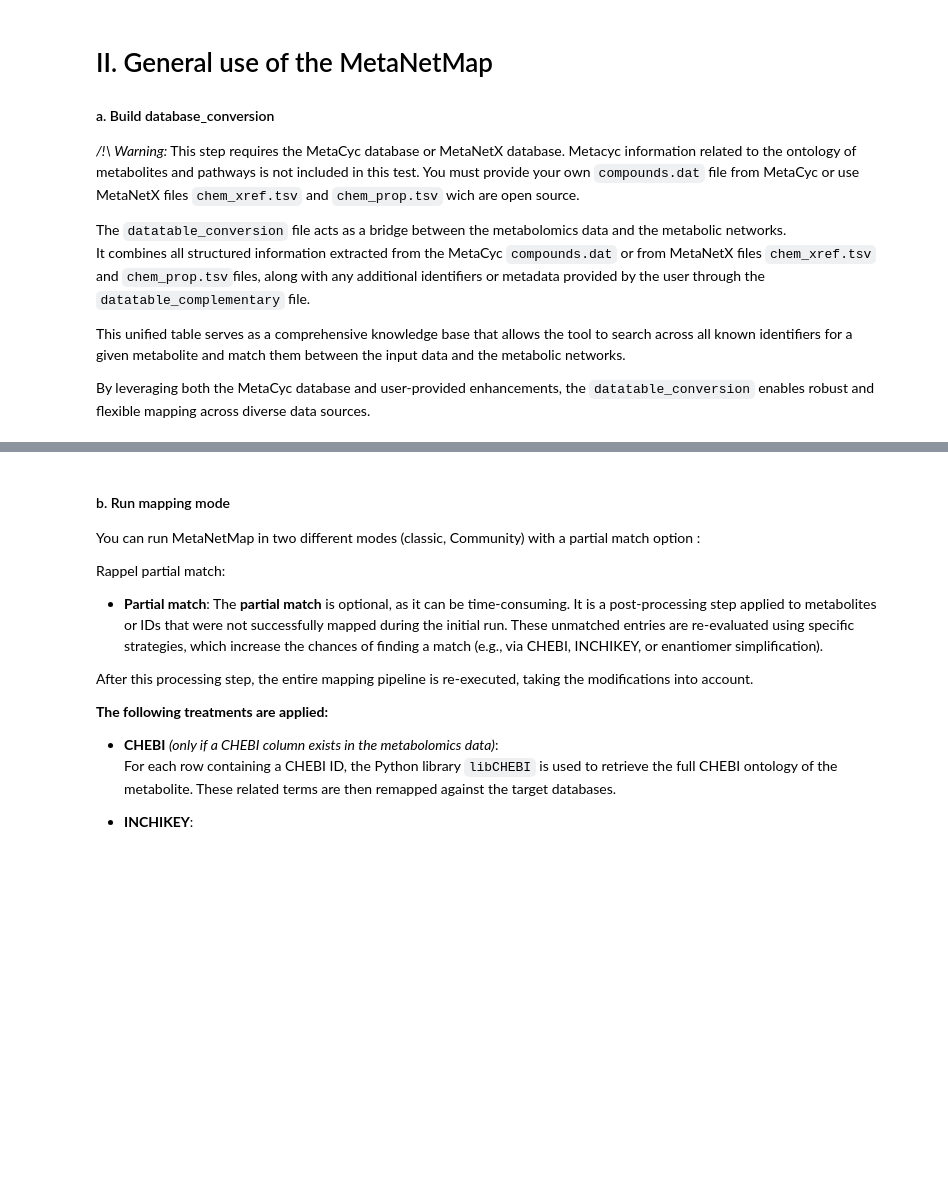
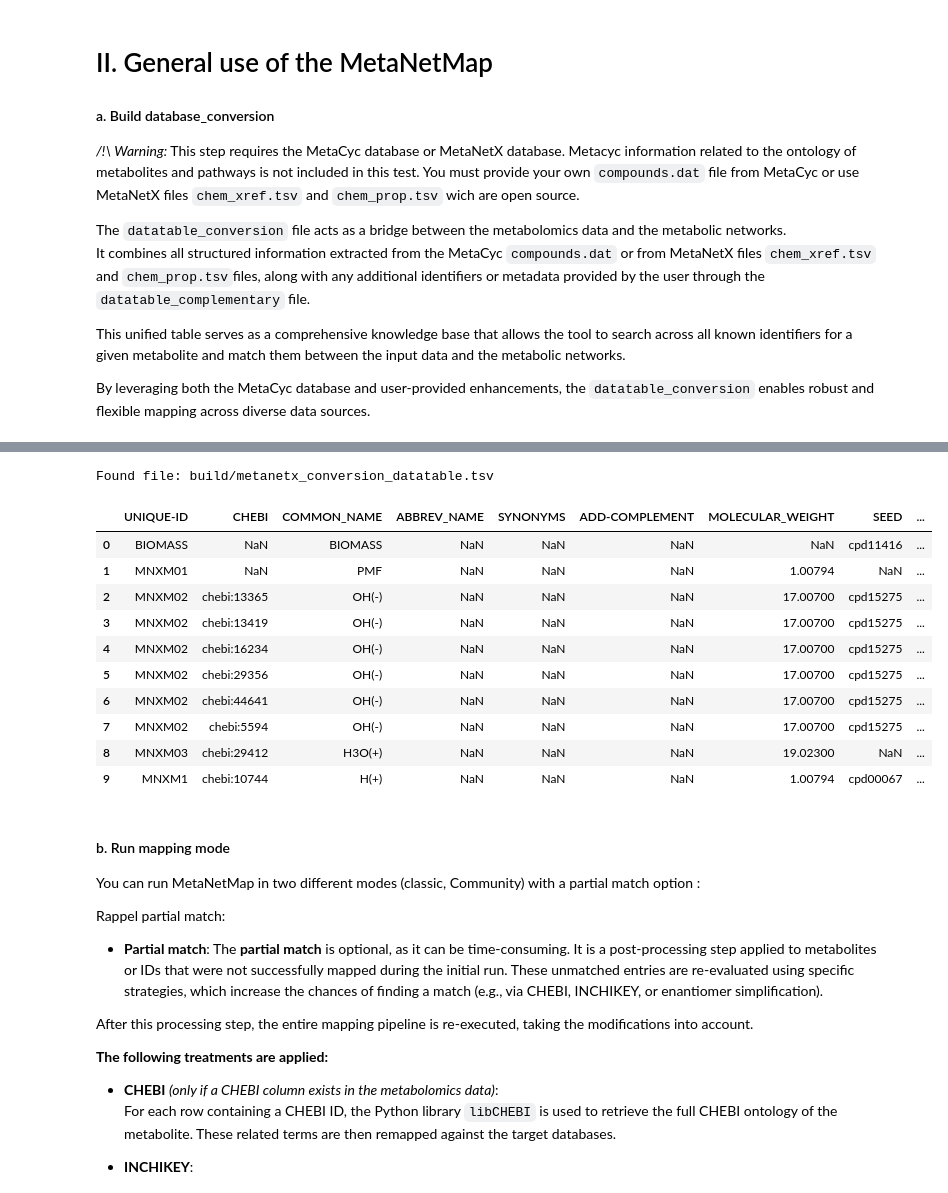
Before and after one commit to coraliemuller/metanetmap, a Jupyter notebook: notebook/MetaNetMap.ipynb, the cells around one changed output, grey strips where cells are left out. Drawn from its saved outputs; the diff is of its cells as text; code cells hidden in the pictures; blank space fills up the shorter version.

Commit message:
Correction doc for build, and change notebook launch for build_db

```diff
--- a/notebook/MetaNetMap.ipynb
+++ b/notebook/MetaNetMap.ipynb
@@ -493,3 +506,43 @@ By leveraging both the MetaCyc database and user-provided enhancements, the ``da
+# %%
+''' Show Build mode (display first 10 rows) '''
+
+import os
+import pandas as pd
+
+# 1. Set the file path directly
+file_path = 'build/metanetx_conversion_datatable.tsv'
+
+# 2. Check if the file exists
+if os.path.isfile(file_path):
+    print(f"Found file: {file_path}")
+
+    # 3. Read the file (auto-detect TSV)
+    if file_path.endswith('.tsv'):
+        df = pd.read_csv(file_path, sep='\t')
+    else:
+        print("Unsupported file format.")
+        df = None
+
+    # 4. Display only the first 10 rows if loaded
+    if df is not None:
+        display(df.head(10))
+else:
+    print(f"File not found: {file_path}")
+
+!rm -r build/
+# %% [output]
+Found file: build/metanetx_conversion_datatable.tsv
+|  | UNIQUE-ID | CHEBI | COMMON_NAME | ABBREV_NAME | SYNONYMS | ADD-COMPLEMENT | MOLECULAR_WEIGHT | SEED | ... |
+| 0 | BIOMASS | NaN | BIOMASS | NaN | NaN | NaN | NaN | cpd11416 | ... |
+| 1 | MNXM01 | NaN | PMF | NaN | NaN | NaN | 1.00794 | NaN | ... |
+| 2 | MNXM02 | chebi:13365 | OH(-) | NaN | NaN | NaN | 17.00700 | cpd15275 | ... |
+| 3 | MNXM02 | chebi:13419 | OH(-) | NaN | NaN | NaN | 17.00700 | cpd15275 | ... |
+| 4 | MNXM02 | chebi:16234 | OH(-) | NaN | NaN | NaN | 17.00700 | cpd15275 | ... |
+| 5 | MNXM02 | chebi:29356 | OH(-) | NaN | NaN | NaN | 17.00700 | cpd15275 | ... |
+| 6 | MNXM02 | chebi:44641 | OH(-) | NaN | NaN | NaN | 17.00700 | cpd15275 | ... |
+| 7 | MNXM02 | chebi:5594 | OH(-) | NaN | NaN | NaN | 17.00700 | cpd15275 | ... |
+| 8 | MNXM03 | chebi:29412 | H3O(+) | NaN | NaN | NaN | 19.02300 | NaN | ... |
+| 9 | MNXM1 | chebi:10744 | H(+) | NaN | NaN | NaN | 1.00794 | cpd00067 | ... |
 # %% [markdown]
 #### b. Run mapping mode
 
```
Also changed, not shown: parts of 2 cells of this notebook, 5 other files.
